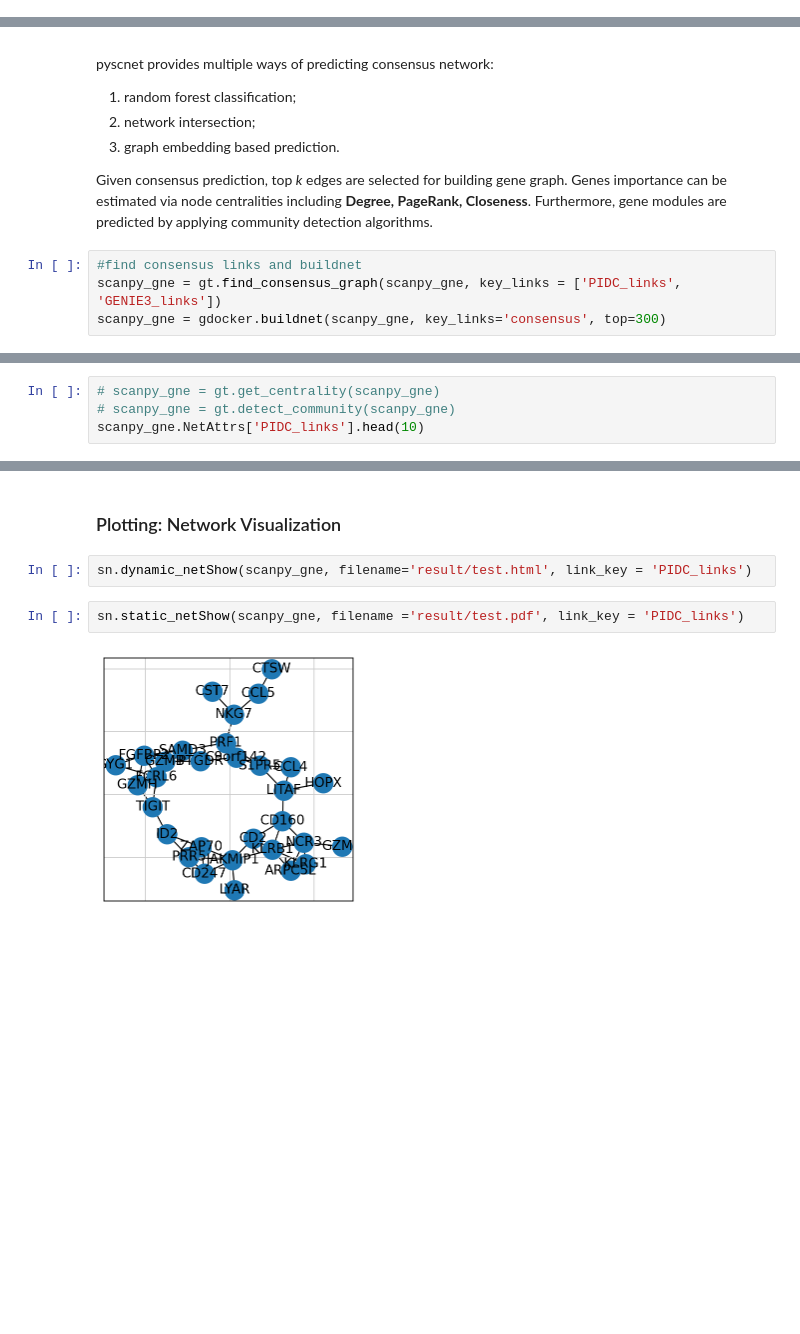
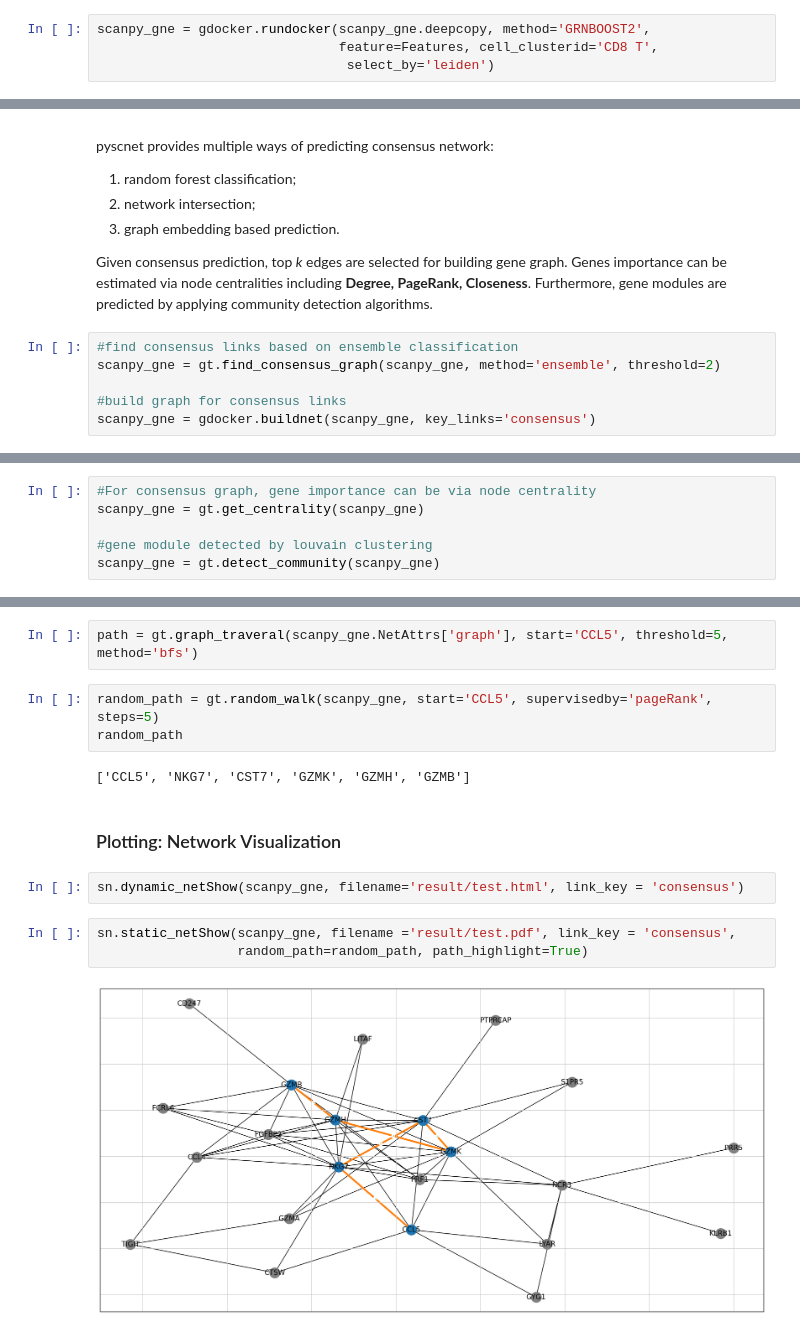
Before and after one commit to MingBit/PySCNet, a Jupyter notebook: tutorial/pyscnet_pbmc.ipynb, the cells around one changed output, grey strips where cells are left out. Cells and saved outputs as stored; diff of their text form; blank space fills up the shorter version.

```diff
--- a/tutorial/pyscnet_pbmc.ipynb
+++ b/tutorial/pyscnet_pbmc.ipynb
@@ -99,0 +106,4 @@ PIDC_links added into NetAttrs
+# %%
+scanpy_gne = gdocker.rundocker(scanpy_gne.deepcopy, method='GRNBOOST2',
+                               feature=Features, cell_clusterid='CD8 T',
+                                select_by='leiden')
@@ -113,7 +125,9 @@ pyscnet provides multiple ways of predicting consensus network:
 
 Given consensus prediction, top *k* edges are selected for building gene graph. Genes importance can be estimated via node centralities including **Degree, PageRank, Closeness**. Furthermore, gene modules are predicted by applying community detection algorithms.
 # %%
-#find consensus links and buildnet
-scanpy_gne = gt.find_consensus_graph(scanpy_gne, key_links = ['PIDC_links', 'GENIE3_links'])
-scanpy_gne = gdocker.buildnet(scanpy_gne, key_links='consensus', top=300)
+#find consensus links based on ensemble classification
+scanpy_gne = gt.find_consensus_graph(scanpy_gne, method='ensemble', threshold=2)
+
+#build graph for consensus links
+scanpy_gne = gdocker.buildnet(scanpy_gne, key_links='consensus')
 # %% [output]
@@ -120,6 +135,8 @@ scanpy_gne = gdocker.buildnet(scanpy_gne, key_links='consensus', top=300)
 graph added into NetAttrs
 # %%
-# scanpy_gne = gt.get_centrality(scanpy_gne)
-# scanpy_gne = gt.detect_community(scanpy_gne)
-scanpy_gne.NetAttrs['PIDC_links'].head(10)
+#For consensus graph, gene importance can be via node centrality
+scanpy_gne = gt.get_centrality(scanpy_gne)
+
+#gene module detected by louvain clustering
+scanpy_gne = gt.detect_community(scanpy_gne)
 # %% [output]
@@ -151,11 +148,19 @@ scanpy_gne.NetAttrs['GENIE3_links'].head(10)
+# %%
+path = gt.graph_traveral(scanpy_gne.NetAttrs['graph'], start='CCL5', threshold=5, method='bfs')
+# %%
+random_path = gt.random_walk(scanpy_gne, start='CCL5', supervisedby='pageRank', steps=5)
+random_path
+# %% [output]
+['CCL5', 'NKG7', 'CST7', 'GZMK', 'GZMH', 'GZMB']
 # %% [markdown]
 ### Plotting: Network Visualization
 # %%
-sn.dynamic_netShow(scanpy_gne, filename='result/test.html', link_key = 'PIDC_links')
+sn.dynamic_netShow(scanpy_gne, filename='result/test.html', link_key = 'consensus')
 # %%
-sn.static_netShow(scanpy_gne, filename ='result/test.pdf', link_key = 'PIDC_links')
+sn.static_netShow(scanpy_gne, filename ='result/test.pdf', link_key = 'consensus',
+                  random_path=random_path, path_highlight=True)
 # %% [output]
-[figure, old version]
+[figure, new version]
 # %%
  #save pyscnet as pickle
 scanpy_gne.save_as('data/pyscnet_scanpy.pk')
```
Also changed, not shown: parts of 10 cells of this notebook, 5 other files.
